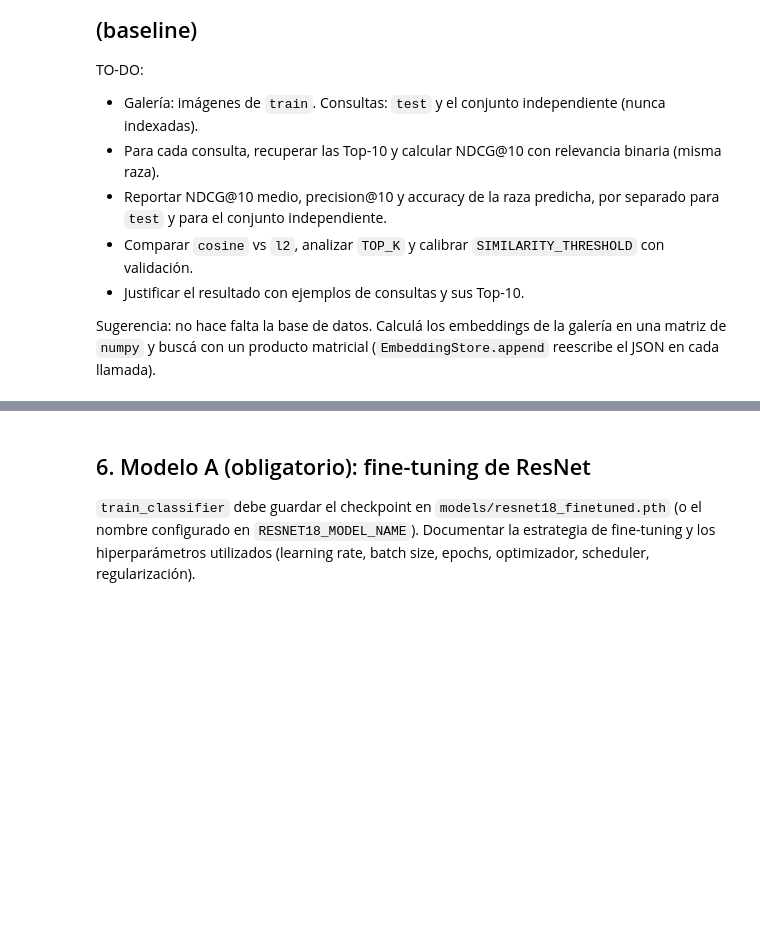
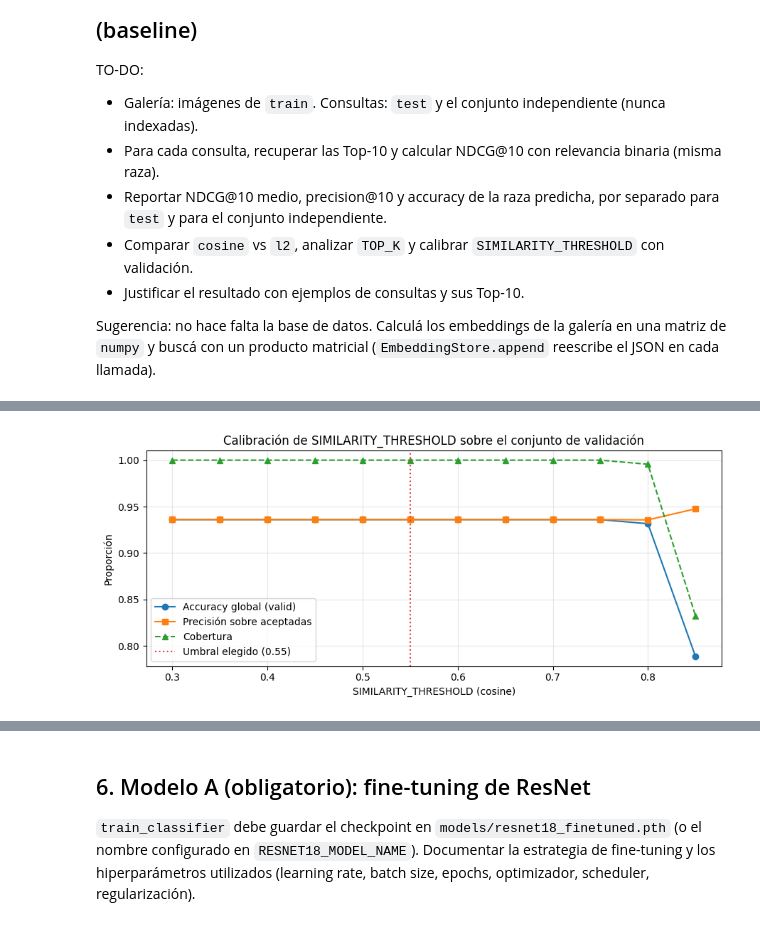
Before and after one commit to DuclosNicolas/tuia-dog-recognition-app, a Jupyter notebook: 2-train.ipynb, the cells around one changed output, grey strips where cells are left out. Drawn from its saved outputs; the diff is of its cells as text; code cells hidden in the pictures; blank space fills up the shorter version.

```diff
--- a/2-train.ipynb
+++ b/2-train.ipynb
@@ -75,6 +117,18 @@ print("GPU disponible:", torch.cuda.is_available())
 Descargar el dataset y cargar los splits y el conjunto independiente definidos en
 `1-pre-processing.ipynb`.
 # %%
-!python scripts/download_dataset.py
+df_splits = pd.read_csv(DATA_DIR / "splits.csv")
+classes_meta = json.loads((DATA_DIR / "classes.json").read_text(encoding="utf-8"))
+CLASS_NAMES: list[str] = classes_meta["classes"]
+BREED_TO_IDX: dict[str, int] = classes_meta["breed_to_idx"]
 
-## TO-DO: cargar los splits guardados en 1-pre-processing.ipynb y el conjunto independiente.
+df_ind = pd.read_csv(DATA_DIR / "independent_metadata.csv")
+df_ind_single = df_ind[df_ind["scenario"] == "single_dog"].copy()
+df_ind_single["label_idx"] = df_ind_single["breed"].map(BREED_TO_IDX)
+
+print("Particiones cargadas desde splits.csv:")
+print(df_splits["split"].value_counts().to_dict())
+print(f"Total clases: {len(CLASS_NAMES)}")
+print(f"\nConjunto independiente cargado ({len(df_ind)} imágenes totales):")
+print(df_ind["scenario"].value_counts().to_dict())
+print(f"  -> single_dog: {len(df_ind_single)} imágenes en {df_ind_single['breed'].nunique()} razas")
@@ -102,0 +273,65 @@ similarity = build_similarity(settings, build_store(settings))
+# %%
+# 1. Efecto de TOP_K en test (cosine)
+topk_rows = []
+for k_val in [1, 3, 5, 10, 15, 20]:
+    r = evaluate_retrieval(
+        emb_train_base, gal_breeds, emb_test_base, test_breeds, metric="cosine", top_k=k_val, threshold=0.0
+    )
+    topk_rows.append({"TOP_K": k_val, **r})
+display(pd.DataFrame(topk_rows))
+
+# 2. Calibración de SIMILARITY_THRESHOLD sobre VALID (nunca sobre test)
+sim_valid = emb_valid_base @ emb_train_base.T
+thresholds = np.round(np.arange(0.30, 0.86, 0.05), 2)
+cal_rows = []
+
+for th in thresholds:
+    prev_th = similarity.similarity_threshold
+    similarity.similarity_threshold = float(th)
+    known_count = 0
+    correct_overall = 0
+    correct_among_known = 0
+
+    for i in range(len(valid_breeds)):
+        sims = sim_valid[i]
+        top_idx = np.argpartition(-sims, kth=10)[:10]
+        top_idx = top_idx[np.argsort(-sims[top_idx])]
+        neighs = [
+            Neighbor(path="", breed=str(gal_breeds[j]), score=float(sims[j])) for j in top_idx
+        ]
+        pred, _ = similarity.predict_breed_from_neighbors(neighs)
+        if pred != "unknown":
+            known_count += 1
+            if pred == valid_breeds[i]:
+                correct_overall += 1
+                correct_among_known += 1
+
+    similarity.similarity_threshold = prev_th
+    coverage = known_count / len(valid_breeds)
+    acc_total = correct_overall / len(valid_breeds)
+    acc_known = correct_among_known / max(known_count, 1)
+    cal_rows.append(
+        {
+            "Threshold": th,
+            "Cobertura (no-unknown)": round(coverage, 4),
+            "Accuracy global (valid)": round(acc_total, 4),
+            "Precisión sobre aceptadas": round(acc_known, 4),
+        }
+    )
+
+df_cal = pd.DataFrame(cal_rows)
+display(df_cal)
+
+fig, ax = plt.subplots(figsize=(9, 4))
+ax.plot(df_cal["Threshold"], df_cal["Accuracy global (valid)"], marker="o", label="Accuracy global (valid)")
+ax.plot(df_cal["Threshold"], df_cal["Precisión sobre aceptadas"], marker="s", label="Precisión sobre aceptadas")
+ax.plot(df_cal["Threshold"], df_cal["Cobertura (no-unknown)"], marker="^", linestyle="--", label="Cobertura")
+ax.axvline(0.55, color="#e53e3e", linestyle=":", linewidth=1.5, label="Umbral elegido (0.55)")
+ax.set_xlabel("SIMILARITY_THRESHOLD (cosine)")
+ax.set_ylabel("Proporción")
+ax.set_title("Calibración de SIMILARITY_THRESHOLD sobre el conjunto de validación")
+ax.legend()
+ax.grid(alpha=0.3)
+plt.tight_layout()
+plt.show()
+# %% [output]
@@ -102,0 +358 @@ similarity = build_similarity(settings, build_store(settings))
+[figure, added]
```
Also changed, not shown: parts of 18 cells of this notebook, 6 other files.
